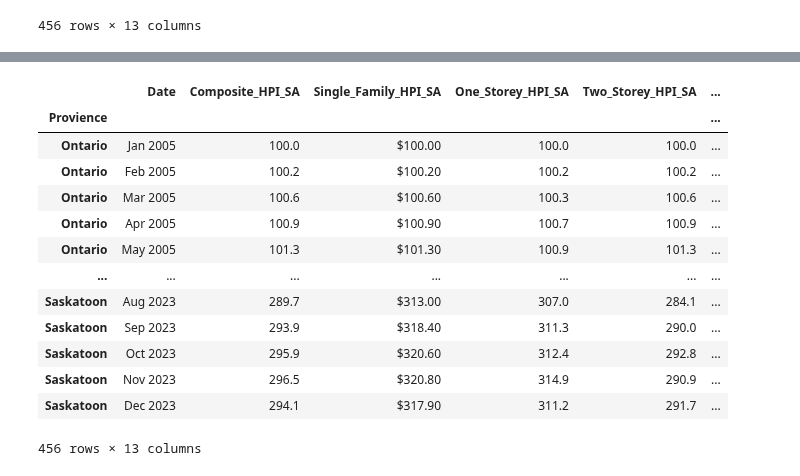
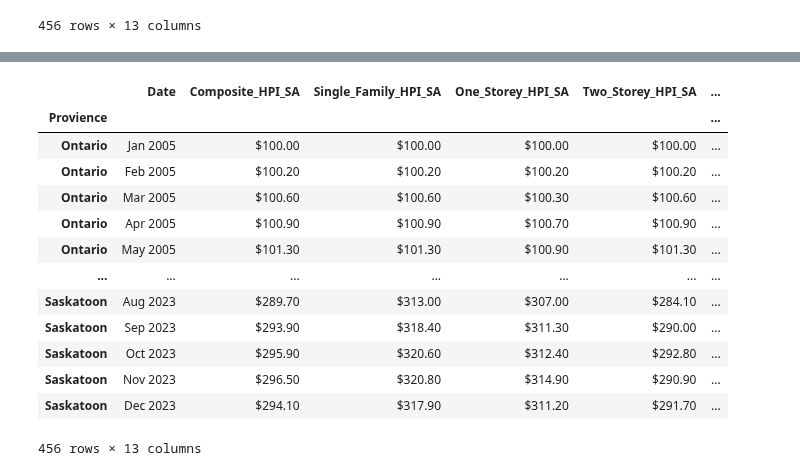
Before and after one commit to JasleenShergill/Covid-s-Effect-on-Real-Estate, a Jupyter notebook: realestate.ipynb, the cells around one changed output, grey strips where cells are left out. Drawn from its saved outputs; the diff is of its cells as text; code cells hidden in the pictures.

Commit message:
[data formatting]

```diff
--- a/realestate.ipynb
+++ b/realestate.ipynb
@@ -177,27 +187,34 @@ Apartment_Benchmark_SA        float64
 dtype: object
 # %%
 # # data formatting
-# Index(['Date', 'Composite_HPI_SA', 'Single_Family_HPI_SA', 'One_Storey_HPI_SA',
-#        'Two_Storey_HPI_SA', 'Townhouse_HPI_SA', 'Apartment_HPI_SA',
-#        'Composite_Benchmark_SA', 'Single_Family_Benchmark_SA',
-#        'One_Storey_Benchmark_SA', 'Two_Storey_Benchmark_SA',
-#        'Townhouse_Benchmark_SA', 'Apartment_Benchmark_SA'],
+# Index(['Date', 'Composite_HPI_SA', 'Single_Family_HPI_SA', 'One_Storey_HPI_SA','Two_Storey_HPI_SA', 'Townhouse_HPI_SA', 'Apartment_HPI_SA','Composite_Benchmark_SA', 'Single_Family_Benchmark_SA','One_Storey_Benchmark_SA', 'Two_Storey_Benchmark_SA', 'Townhouse_Benchmark_SA', 'Apartment_Benchmark_SA'],
 #       dtype='object')
 
-concat_df["Single_Family_HPI_SA"] = concat_df["Single_Family_HPI_SA"].astype(float).map("${:,.2f}".format)
+concat_df[['Composite_HPI_SA', 'Single_Family_HPI_SA',
+            'One_Storey_HPI_SA','Two_Storey_HPI_SA',
+            'Townhouse_HPI_SA', 'Apartment_HPI_SA','Composite_Benchmark_SA',
+            'Single_Family_Benchmark_SA','One_Storey_Benchmark_SA',
+            'Two_Storey_Benchmark_SA', 'Townhouse_Benchmark_SA',
+            'Apartment_Benchmark_SA']] = concat_df[['Composite_HPI_SA', 'Single_Family_HPI_SA',
+                                                    'One_Storey_HPI_SA','Two_Storey_HPI_SA',
+                                                      'Townhouse_HPI_SA', 'Apartment_HPI_SA','Composite_Benchmark_SA',
+                                                      'Single_Family_Benchmark_SA','One_Storey_Benchmark_SA',
+                                                        'Two_Storey_Benchmark_SA', 'Townhouse_Benchmark_SA',
+                                                        'Apartment_Benchmark_SA']].astype(float).map("${:,.2f}".format)
+
 concat_df
 # %% [output]
 |  | Date | Composite_HPI_SA | Single_Family_HPI_SA | One_Storey_HPI_SA | Two_Storey_HPI_SA | ... |
 | Provience |  |  |  |  |  | ... |
-| Ontario | Jan 2005 | 100.0 | $100.00 | 100.0 | 100.0 | ... |
-| Ontario | Feb 2005 | 100.2 | $100.20 | 100.2 | 100.2 | ... |
-| Ontario | Mar 2005 | 100.6 | $100.60 | 100.3 | 100.6 | ... |
-| Ontario | Apr 2005 | 100.9 | $100.90 | 100.7 | 100.9 | ... |
-| Ontario | May 2005 | 101.3 | $101.30 | 100.9 | 101.3 | ... |
+| Ontario | Jan 2005 | $100.00 | $100.00 | $100.00 | $100.00 | ... |
+| Ontario | Feb 2005 | $100.20 | $100.20 | $100.20 | $100.20 | ... |
+| Ontario | Mar 2005 | $100.60 | $100.60 | $100.30 | $100.60 | ... |
+| Ontario | Apr 2005 | $100.90 | $100.90 | $100.70 | $100.90 | ... |
+| Ontario | May 2005 | $101.30 | $101.30 | $100.90 | $101.30 | ... |
 | ... | ... | ... | ... | ... | ... | ... |
-| Saskatoon | Aug 2023 | 289.7 | $313.00 | 307.0 | 284.1 | ... |
-| Saskatoon | Sep 2023 | 293.9 | $318.40 | 311.3 | 290.0 | ... |
-| Saskatoon | Oct 2023 | 295.9 | $320.60 | 312.4 | 292.8 | ... |
-| Saskatoon | Nov 2023 | 296.5 | $320.80 | 314.9 | 290.9 | ... |
-| Saskatoon | Dec 2023 | 294.1 | $317.90 | 311.2 | 291.7 | ... |
+| Saskatoon | Aug 2023 | $289.70 | $313.00 | $307.00 | $284.10 | ... |
+| Saskatoon | Sep 2023 | $293.90 | $318.40 | $311.30 | $290.00 | ... |
+| Saskatoon | Oct 2023 | $295.90 | $320.60 | $312.40 | $292.80 | ... |
+| Saskatoon | Nov 2023 | $296.50 | $320.80 | $314.90 | $290.90 | ... |
+| Saskatoon | Dec 2023 | $294.10 | $317.90 | $311.20 | $291.70 | ... |
 456 rows × 13 columns
```
Also changed, not shown: parts of 7 cells of this notebook.
